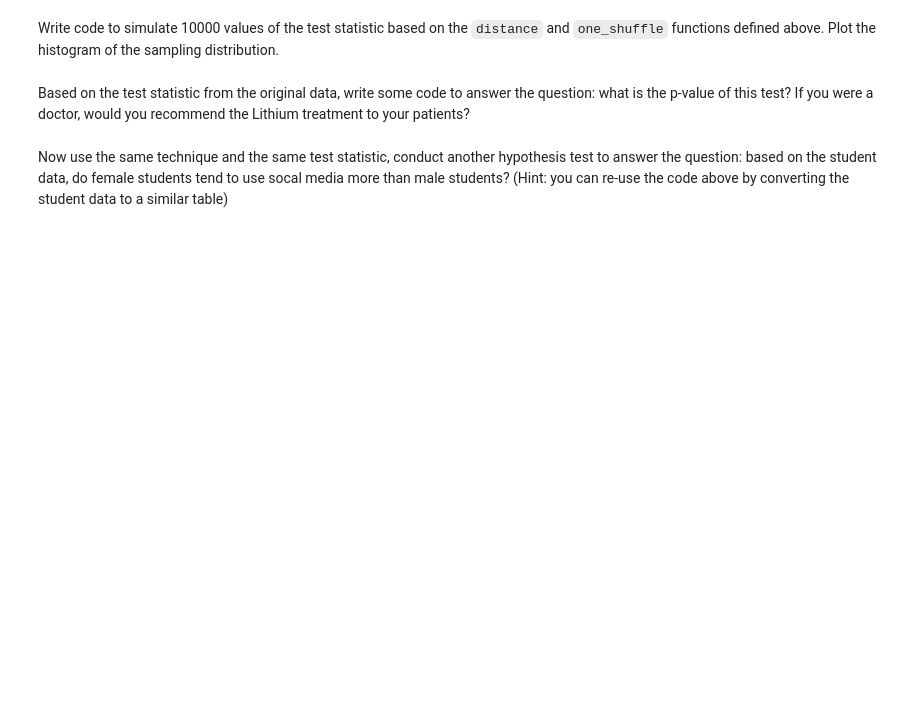
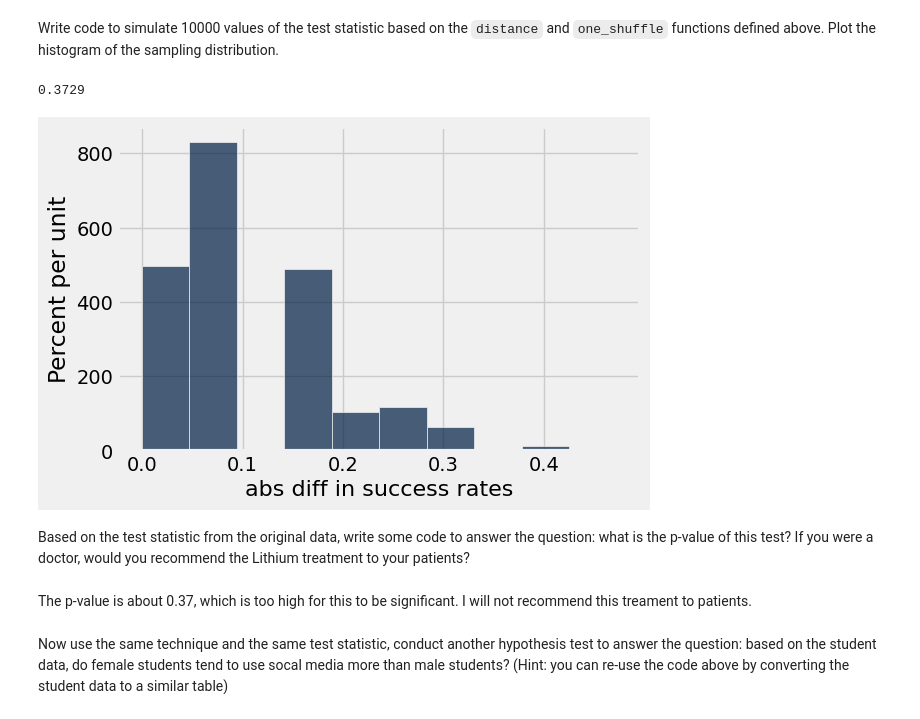
Before and after one commit to SRJC-Data-Science/materials-sp22, a Jupyter notebook: SRJC/lecture_note/lecture_17_18_19/hypothesis_testing_key.ipynb, the cells around one changed output. Cells and saved outputs as stored; diff of their text form; code cells hidden in the pictures; blank space fills up the shorter version.

````diff
--- a/SRJC/lecture_note/lecture_17_18_19/hypothesis_testing_key.ipynb
+++ b/SRJC/lecture_note/lecture_17_18_19/hypothesis_testing_key.ipynb
@@ -342,6 +373,19 @@ distance(coke_shuffled.drop('Group'), 'Shuffled')
 # %% [markdown]
 Write code to simulate 10000 values of the test statistic based on the ```distance``` and ```one_shuffle``` functions defined above. Plot the histogram of the sampling distribution.
+# %%
+results = make_array()
+for i in np.arange(10000):
+    test_stat = distance(one_shuffle(coke).drop('Group'), 'Shuffled')
+    results = np.append(results, test_stat)
+
+Table().with_column('abs diff in success rates', results).hist()
+np.count_nonzero(results > 0.157) / 10000
+# %% [output]
+0.3729
+[figure, added]
 # %% [markdown]
 Based on the test statistic from the original data, write some code to answer the question: what is the p-value of this test? If you were a doctor, would you recommend the Lithium treatment to your patients?
+# %% [markdown]
+The p-value is about 0.37, which is too high for this to be significant. I will not recommend this treament to patients.
 # %% [markdown]
 Now use the same technique and the same test statistic, conduct another hypothesis test to answer the question: based on the student data, do female students tend to use socal media more than male students? (Hint: you can re-use the code above by converting the student data to a similar table)
````
Also changed, not shown: parts of 8 cells of this notebook.
